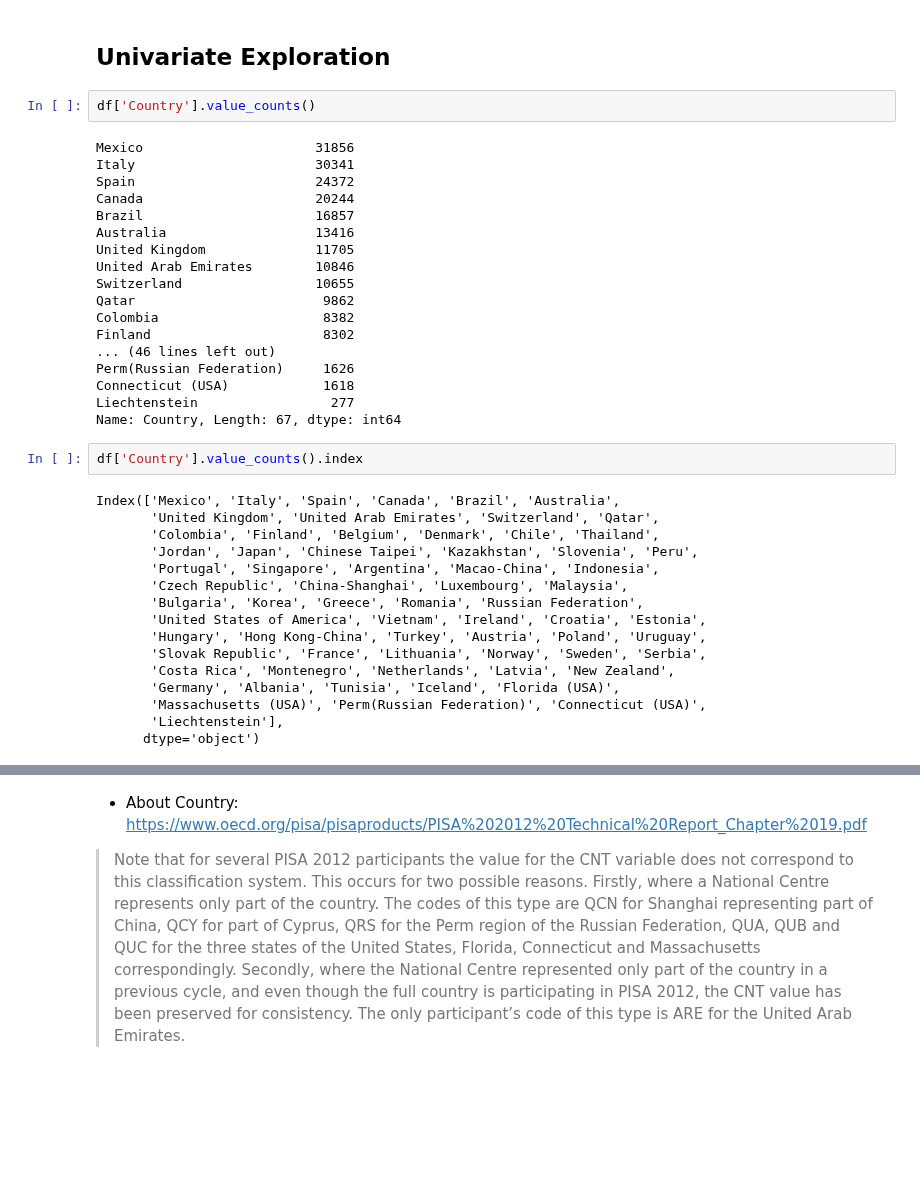
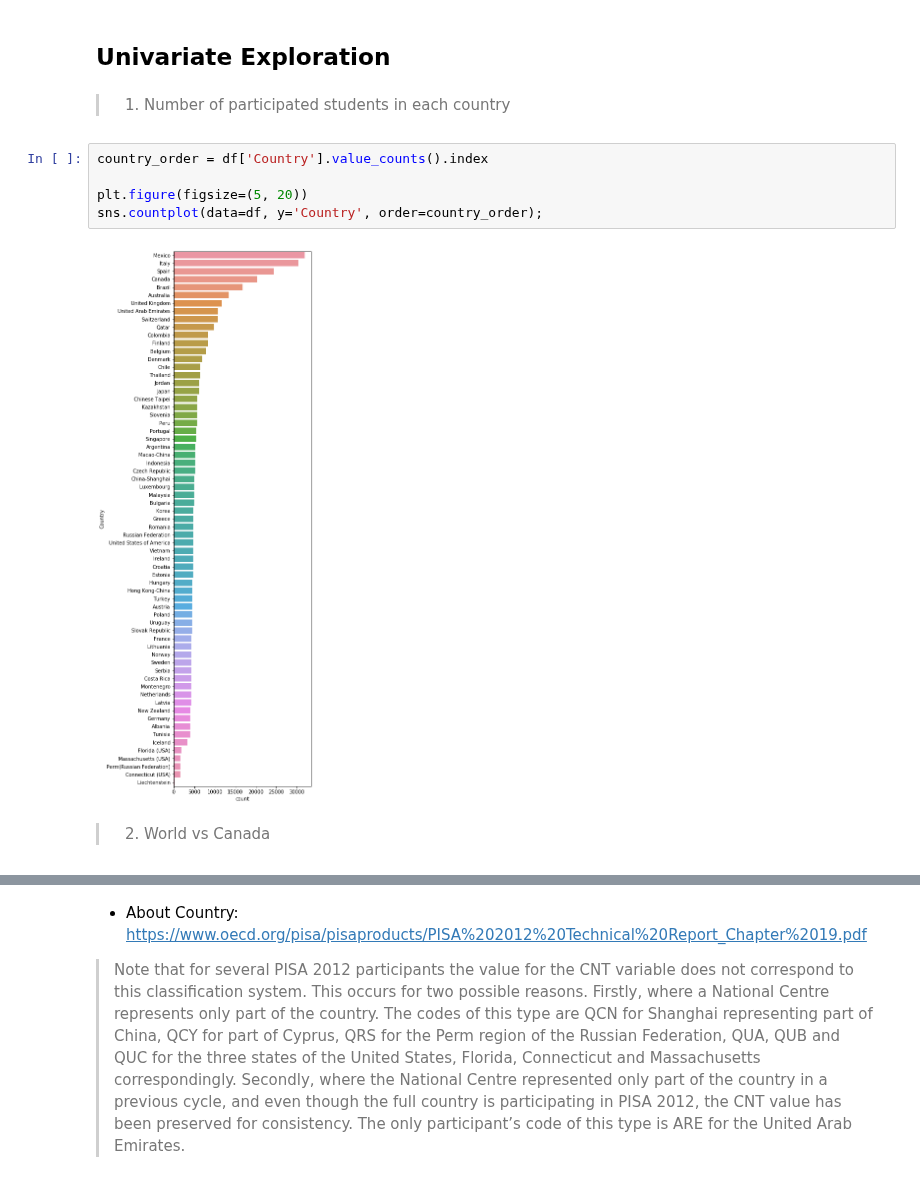
Before and after one commit to Steve-Choi/DAND, a Jupyter notebook: Communicate-Data-Findings/Communicate-Data-Findings.ipynb, the cells around one changed output, grey strips where cells are left out. Drawn from its saved outputs; the diff is of its cells as text; blank space fills up the shorter version.

```diff
--- a/Communicate-Data-Findings/Communicate-Data-Findings.ipynb
+++ b/Communicate-Data-Findings/Communicate-Data-Findings.ipynb
@@ -184,41 +184,14 @@ df.head()
 | 5 | Albania | Non-OECD | Female | One or two times | None | True | False | True | True | True | ... |
 # %% [markdown]
 ## Univariate Exploration
-# %%
-df['Country'].value_counts()
-# %% [output]
-Mexico                      31856
-Italy                       30341
-Spain                       24372
-Canada                      20244
-Brazil                      16857
-Australia                   13416
-United Kingdom              11705
-United Arab Emirates        10846
-Switzerland                 10655
-Qatar                        9862
-Colombia                     8382
-Finland                      8302
-... (46 lines left out)
-Perm(Russian Federation)     1626
-Connecticut (USA)            1618
-Liechtenstein                 277
-Name: Country, Length: 67, dtype: int64
-# %%
-df['Country'].value_counts().index
-# %% [output]
-Index(['Mexico', 'Italy', 'Spain', 'Canada', 'Brazil', 'Australia',
-       'United Kingdom', 'United Arab Emirates', 'Switzerland', 'Qatar',
-       'Colombia', 'Finland', 'Belgium', 'Denmark', 'Chile', 'Thailand',
-       'Jordan', 'Japan', 'Chinese Taipei', 'Kazakhstan', 'Slovenia', 'Peru',
-       'Portugal', 'Singapore', 'Argentina', 'Macao-China', 'Indonesia',
-       'Czech Republic', 'China-Shanghai', 'Luxembourg', 'Malaysia',
-       'Bulgaria', 'Korea', 'Greece', 'Romania', 'Russian Federation',
-       'United States of America', 'Vietnam', 'Ireland', 'Croatia', 'Estonia',
-       'Hungary', 'Hong Kong-China', 'Turkey', 'Austria', 'Poland', 'Uruguay',
-       'Slovak Republic', 'France', 'Lithuania', 'Norway', 'Sweden', 'Serbia',
-       'Costa Rica', 'Montenegro', 'Netherlands', 'Latvia', 'New Zealand',
-       'Germany', 'Albania', 'Tunisia', 'Iceland', 'Florida (USA)',
-       'Massachusetts (USA)', 'Perm(Russian Federation)', 'Connecticut (USA)',
-       'Liechtenstein'],
-      dtype='object')
+# %% [markdown]
+> 1. Number of participated students in each country
+# %%
+country_order = df['Country'].value_counts().index
+
+plt.figure(figsize=(5, 20))
+sns.countplot(data=df, y='Country', order=country_order);
+# %% [output]
+[figure, added]
+# %% [markdown]
+> 2. World vs Canada
```
Also changed, not shown: parts of 4 cells of this notebook.
